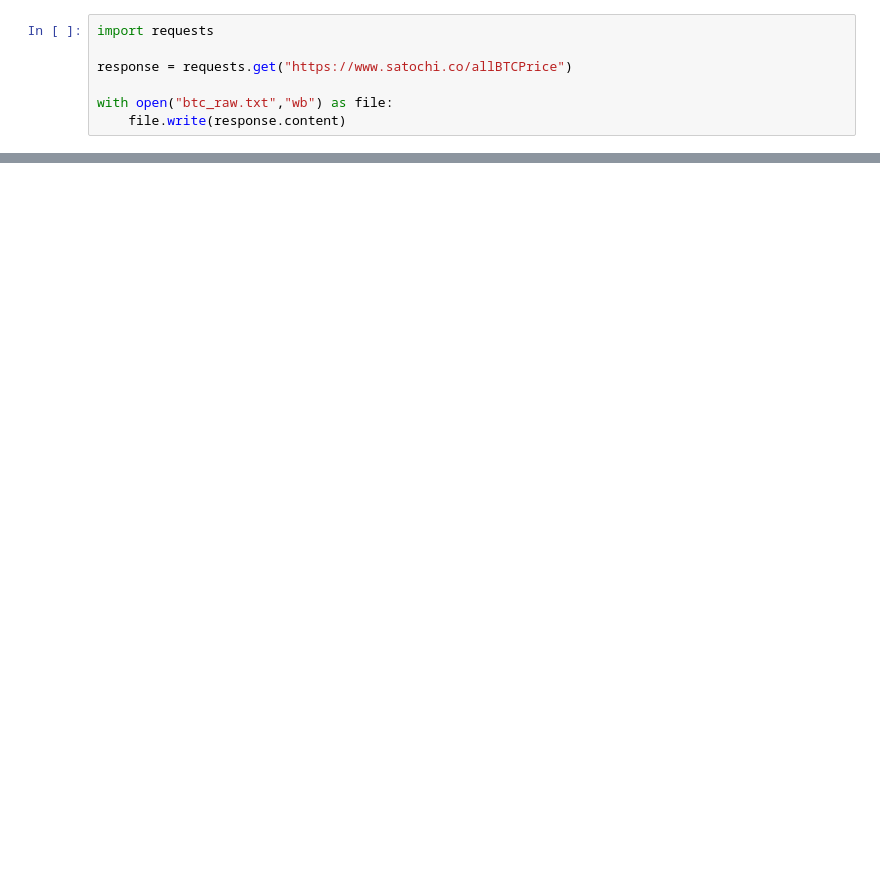
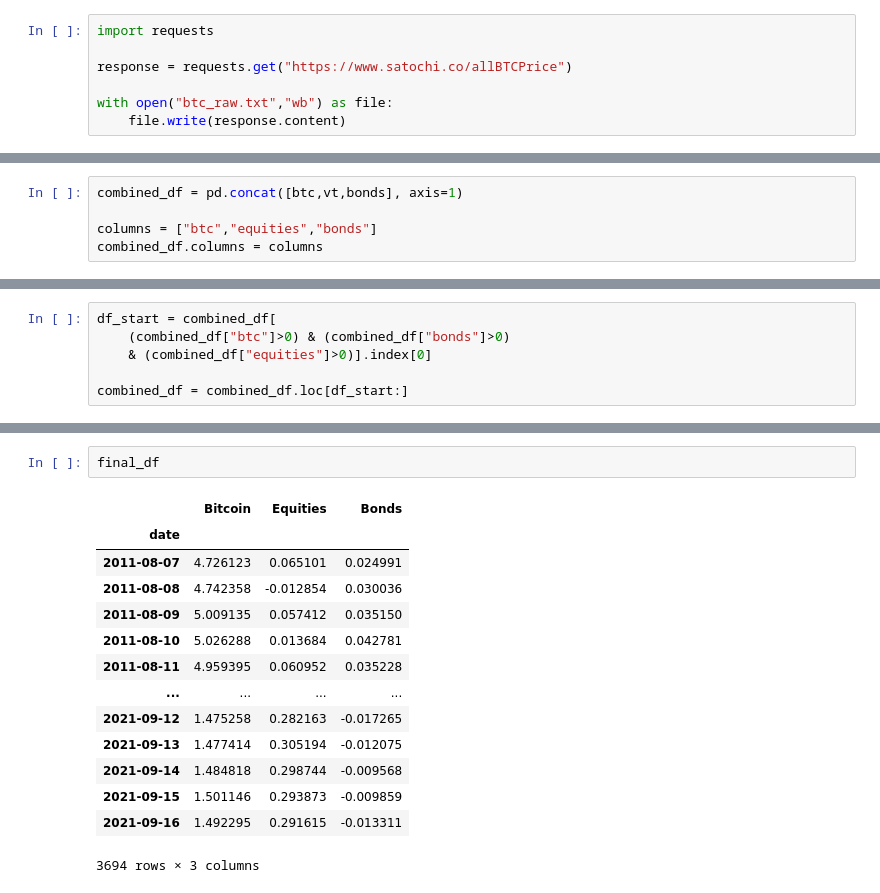
Before and after one commit to mihailthebuilder/crypto-research, a Jupyter notebook: btc.ipynb, the cells around one changed output, grey strips where cells are left out. Drawn from its saved outputs; the diff is of its cells as text; blank space fills up the shorter version.

```diff
--- a/btc.ipynb
+++ b/btc.ipynb
@@ -50,0 +61,5 @@ btc
+# %%
+combined_df = pd.concat([btc,vt,bonds], axis=1)
+
+columns = ["btc","equities","bonds"]
+combined_df.columns = columns
@@ -50,0 +68,6 @@ btc
+# %%
+df_start = combined_df[
+    (combined_df["btc"]>0) & (combined_df["bonds"]>0)
+    & (combined_df["equities"]>0)].index[0]
+
+combined_df = combined_df.loc[df_start:]
@@ -50,0 +94,17 @@ btc
+# %%
+final_df
+# %% [output]
+|  | Bitcoin | Equities | Bonds |
+| date |  |  |  |
+| 2011-08-07 | 4.726123 | 0.065101 | 0.024991 |
+| 2011-08-08 | 4.742358 | -0.012854 | 0.030036 |
+| 2011-08-09 | 5.009135 | 0.057412 | 0.035150 |
+| 2011-08-10 | 5.026288 | 0.013684 | 0.042781 |
+| 2011-08-11 | 4.959395 | 0.060952 | 0.035228 |
+| ... | ... | ... | ... |
+| 2021-09-12 | 1.475258 | 0.282163 | -0.017265 |
+| 2021-09-13 | 1.477414 | 0.305194 | -0.012075 |
+| 2021-09-14 | 1.484818 | 0.298744 | -0.009568 |
+| 2021-09-15 | 1.501146 | 0.293873 | -0.009859 |
+| 2021-09-16 | 1.492295 | 0.291615 | -0.013311 |
+3694 rows × 3 columns
```
Also changed, not shown: parts of 17 cells of this notebook, 5 other files.
